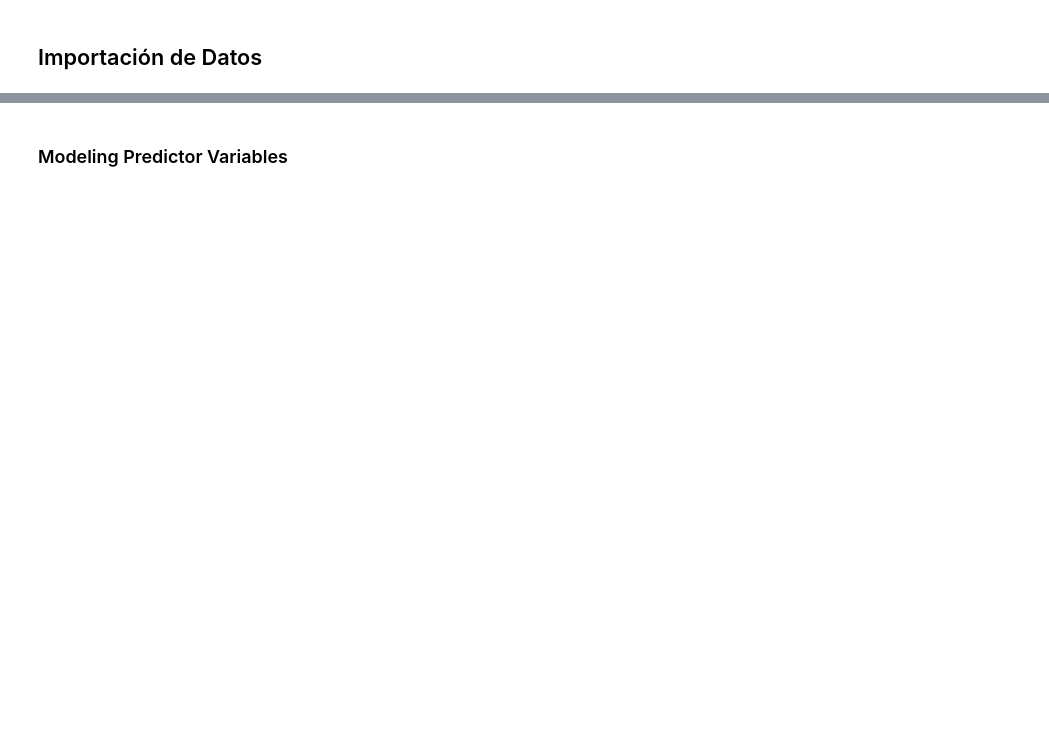
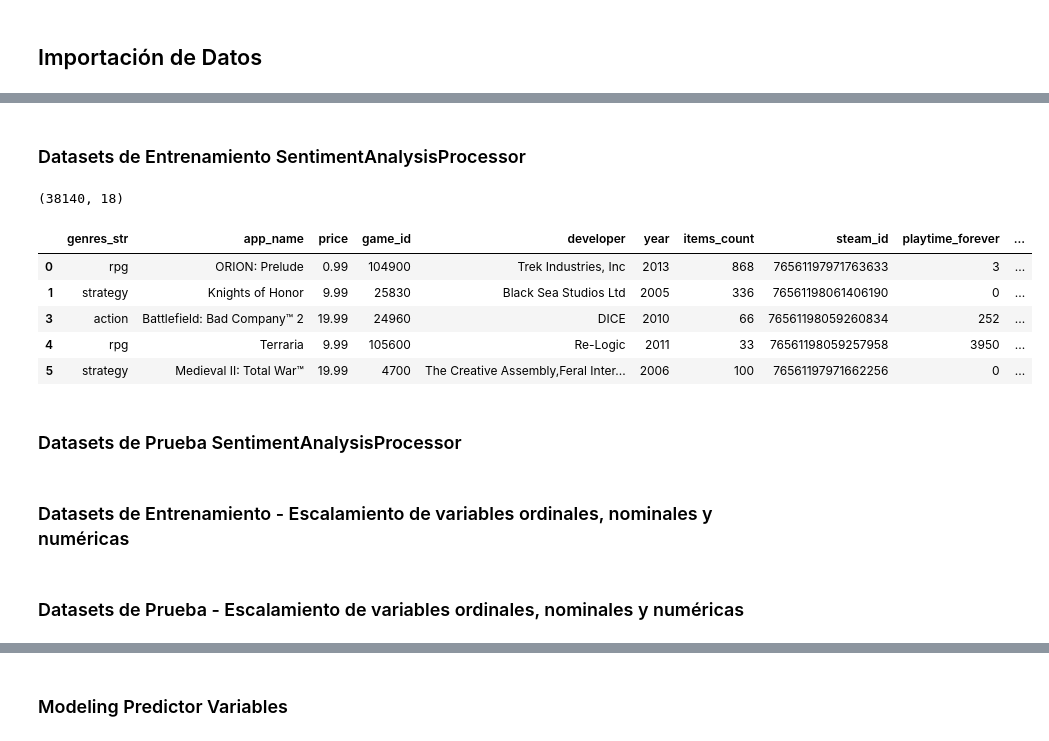
Before and after one commit to clblommberg/PI_MLOPS_Steam, a Jupyter notebook: notebooks/3_Entrenamiento.ipynb, the cells around one changed output, grey strips where cells are left out. Drawn from its saved outputs; the diff is of its cells as text; code cells hidden in the pictures; blank space fills up the shorter version.

```diff
--- a/notebooks/3_Entrenamiento.ipynb
+++ b/notebooks/3_Entrenamiento.ipynb
@@ -89,0 +75,2 @@ y_test: (114, 1)
+# %%
+pd.set_option('display.max_columns', None)
@@ -89,0 +117,9 @@ y_test: (114, 1)
+# %% [markdown]
+### Datasets de Entrenamiento SentimentAnalysisProcessor
+# %%
+# Concatenar a lo largo del eje de columnas para no perder similitud entre X_train, y_train al moento de casarle el analisis de
+#Sentimientos
+concat_df = pd.concat([X_train, y_train], axis=1)
+concat_df.shape
+# %% [output]
+(38140, 18)
@@ -89,0 +162,11 @@ y_test: (114, 1)
+# %%
+output_df_train.head(5)
+# %% [output]
+|  | genres_str | app_name | price | game_id | developer | year | items_count | steam_id | playtime_forever | ... |
+| 0 | rpg | ORION: Prelude | 0.99 | 104900 | Trek Industries, Inc | 2013 | 868 | 76561197971763633 | 3 | ... |
+| 1 | strategy | Knights of Honor | 9.99 | 25830 | Black Sea Studios Ltd | 2005 | 336 | 76561198061406190 | 0 | ... |
+| 3 | action | Battlefield: Bad Company™ 2 | 19.99 | 24960 | DICE | 2010 | 66 | 76561198059260834 | 252 | ... |
+| 4 | rpg | Terraria | 9.99 | 105600 | Re-Logic | 2011 | 33 | 76561198059257958 | 3950 | ... |
+| 5 | strategy | Medieval II: Total War™ | 19.99 | 4700 | The Creative Assembly,Feral Inter... | 2006 | 100 | 76561197971662256 | 0 | ... |
+# %% [markdown]
+### Datasets de Prueba SentimentAnalysisProcessor
@@ -89,0 +176,2 @@ y_test: (114, 1)
+# %% [markdown]
+### Datasets de Entrenamiento - Escalamiento de variables ordinales, nominales y numéricas
@@ -89,0 +257,2 @@ y_test: (114, 1)
+# %% [markdown]
+### Datasets de Prueba - Escalamiento de variables ordinales, nominales y numéricas
```
Also changed, not shown: parts of 43 cells of this notebook, 10 other files.
